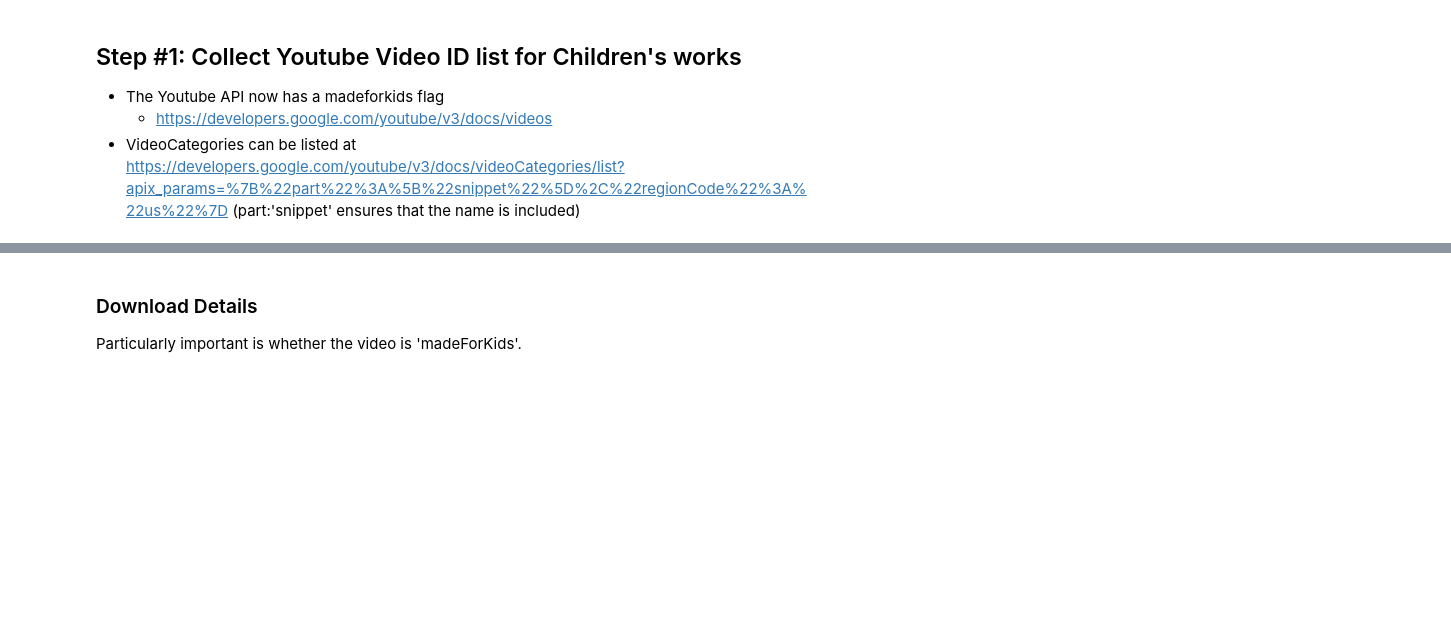
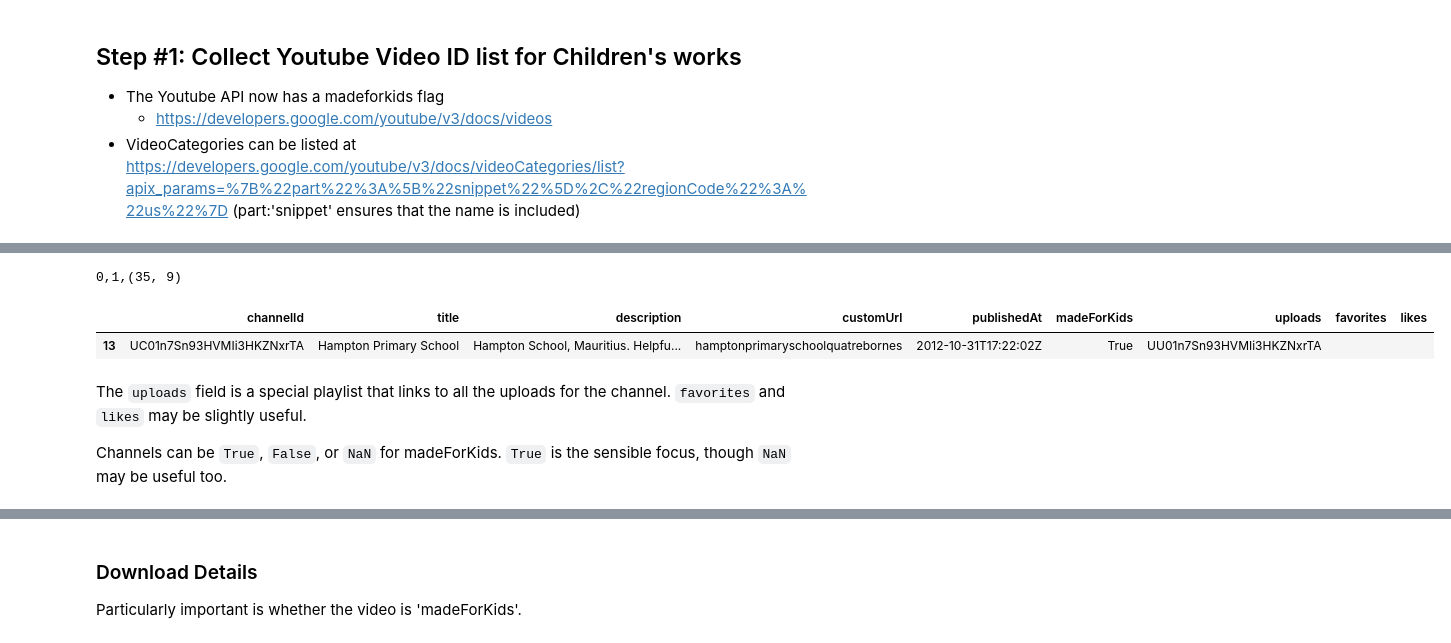
Before and after one commit to massivetexts/motes-corpus, a Jupyter notebook: YoutubeCollection.ipynb, the cells around one changed output, grey strips where cells are left out. Saved outputs shown, nothing was run; the diff lists cells and outputs as text; code cells hidden in the pictures; blank space fills up the shorter version.

```diff
--- a/YoutubeCollection.ipynb
+++ b/YoutubeCollection.ipynb
@@ -102,0 +150,13 @@ for topicId in ['/m/0f2f9','/m/0403l3g']: #,'/m/025zzc']: #['/m/019_rr', '/m/02v
+# %%
+channel_info = yt.load_channel_info(youtube_api, top_channels.channelId)
+channel_info.to_parquet('data/yt_info/channelInfo_{}.parquet'.format(time.strftime('%m-%d')))
+print(channel_info.shape)
+channel_info.sample(1)
+# %% [output]
+0,1,(35, 9)
+|  | channelId | title | description | customUrl | publishedAt | madeForKids | uploads | favorites | likes |
+| 13 | UC01n7Sn93HVMIi3HKZNxrTA | Hampton Primary School | Hampton School, Mauritius. Helpfu... | hamptonprimaryschoolquatrebornes | 2012-10-31T17:22:02Z | True | UU01n7Sn93HVMIi3HKZNxrTA |  |  |
+# %% [markdown]
+The `uploads` field is a special playlist that links to all the uploads for the channel. `favorites` and `likes` may be slightly useful.
+
+Channels can be `True`, `False`, or `NaN` for madeForKids. `True` is the sensible focus, though `NaN` may be useful too.
```
Also changed, not shown: parts of 34 cells of this notebook, 2 other files.
